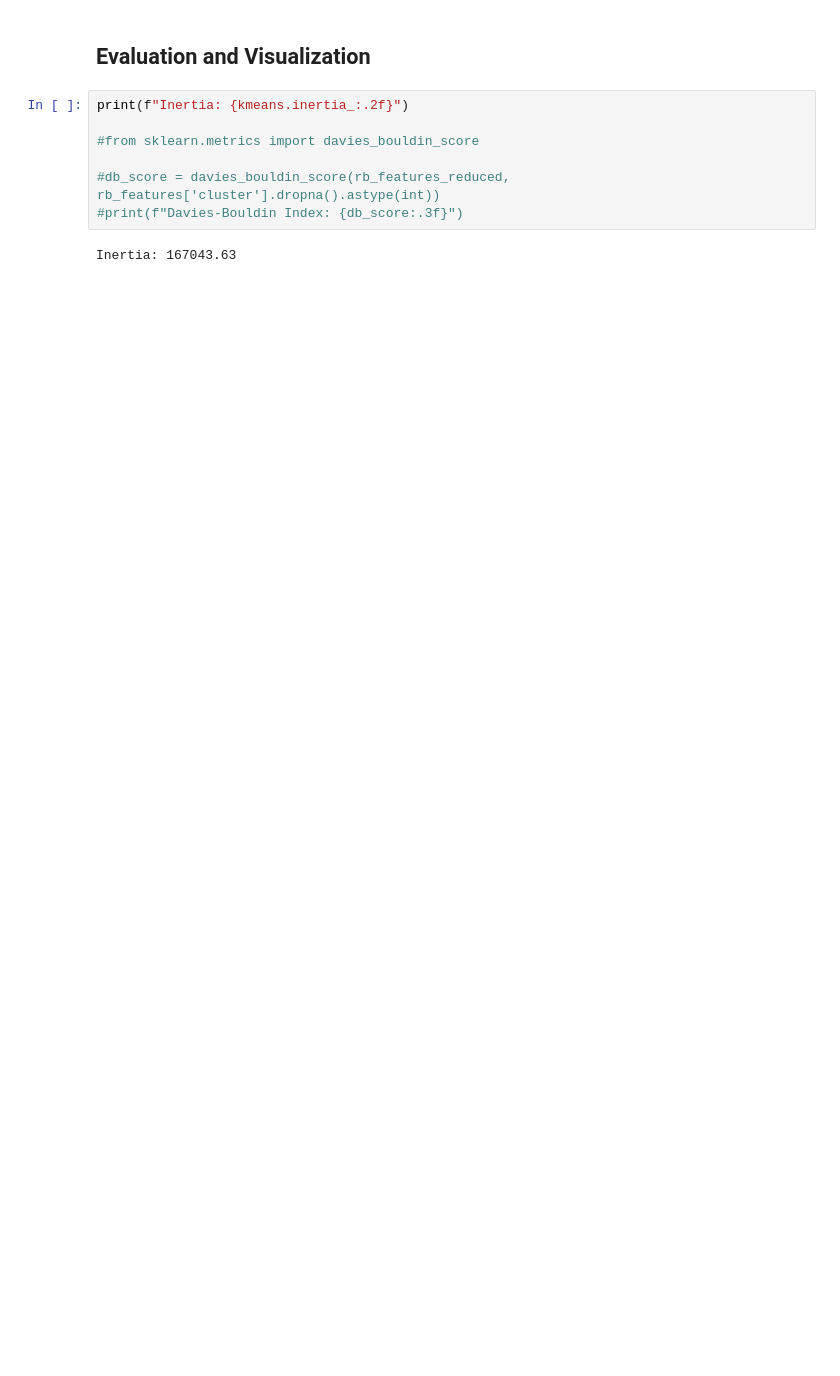
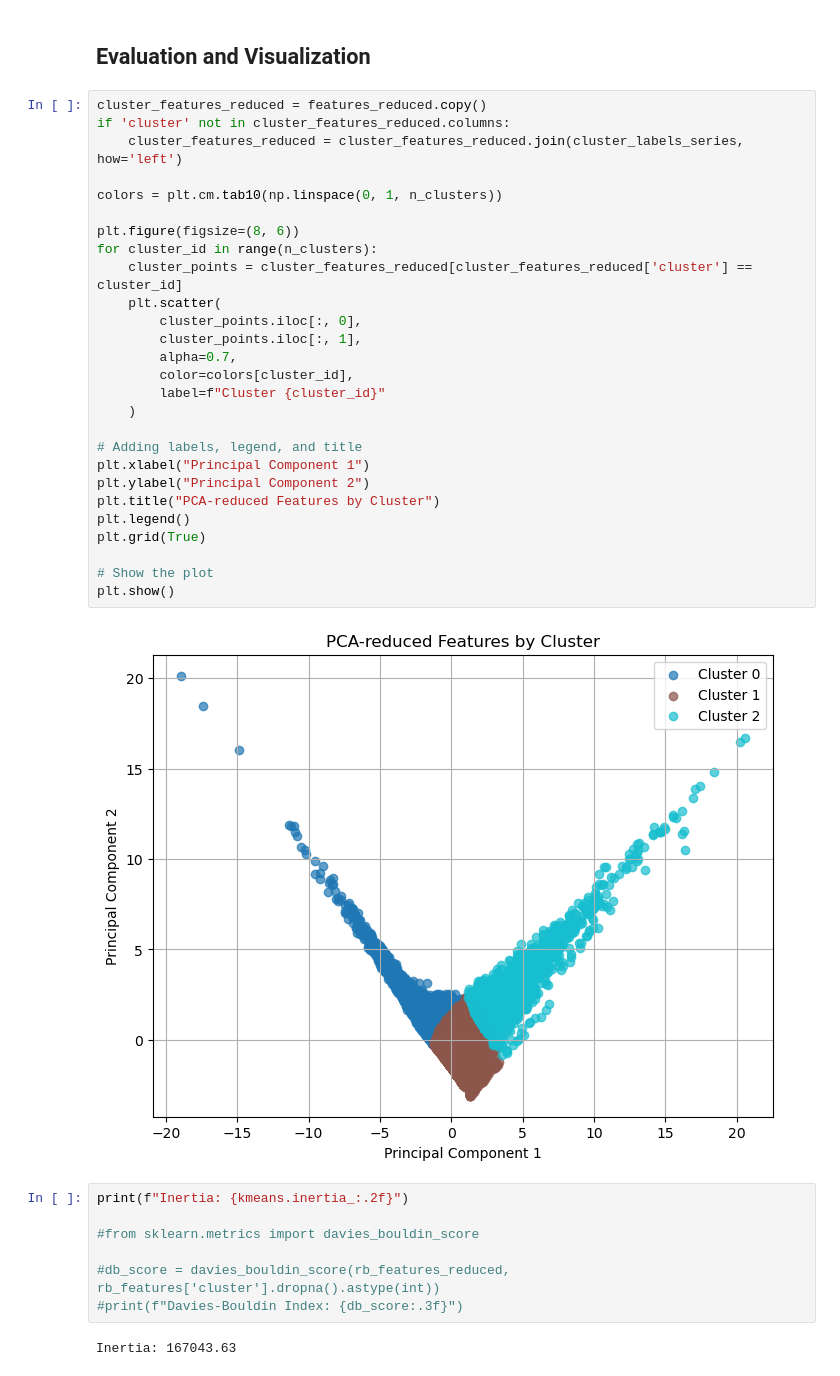
Before and after one commit to epfl-ada/ada-2024-project-bada55, a Jupyter notebook: resultsWS.ipynb, the cells around one changed output. Saved outputs shown, nothing was run; the diff lists cells and outputs as text; blank space fills up the shorter version.

Commit message:
complete task clustering

```diff
--- a/resultsWS.ipynb
+++ b/resultsWS.ipynb
@@ -393,6 +407,35 @@ features.head(20)
 | callmemickey.152731 | BeerAdvocate | 239 | 3641.0 | 47 | 0.154812 | 6.861345 | ... |
 # %% [markdown]
 ## Evaluation and Visualization
+# %%
+cluster_features_reduced = features_reduced.copy()
+if 'cluster' not in cluster_features_reduced.columns:
+    cluster_features_reduced = cluster_features_reduced.join(cluster_labels_series, how='left')
+
+colors = plt.cm.tab10(np.linspace(0, 1, n_clusters))
+
+plt.figure(figsize=(8, 6))
+for cluster_id in range(n_clusters):
+    cluster_points = cluster_features_reduced[cluster_features_reduced['cluster'] == cluster_id]
+    plt.scatter(
+        cluster_points.iloc[:, 0],
+        cluster_points.iloc[:, 1],
+        alpha=0.7,
+        color=colors[cluster_id],
+        label=f"Cluster {cluster_id}"
+    )
+
+# Adding labels, legend, and title
+plt.xlabel("Principal Component 1")
+plt.ylabel("Principal Component 2")
+plt.title("PCA-reduced Features by Cluster")
+plt.legend()
+plt.grid(True)
+
+# Show the plot
+plt.show()
+# %% [output]
+[figure, added]
 # %%
 print(f"Inertia: {kmeans.inertia_:.2f}")
 
```
Also changed, not shown: parts of 10 cells of this notebook, 1 other file.
